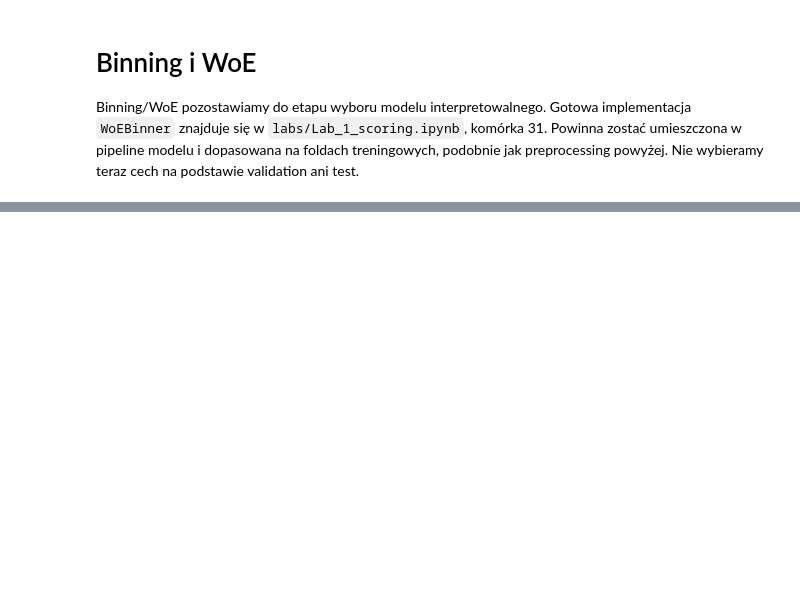
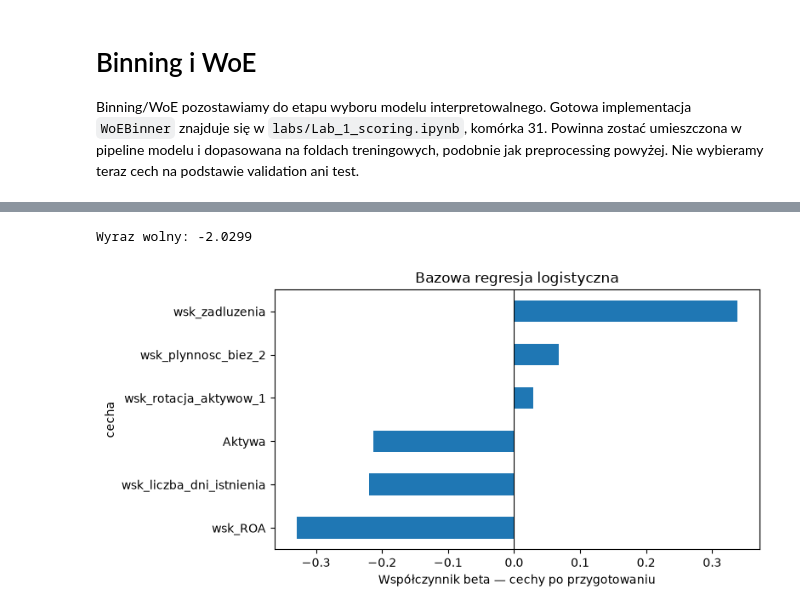
Before and after one commit to mkrajevsky/Rating_model, a Jupyter notebook: Wstępna_analiza.ipynb, the cells around one changed output, grey strips where cells are left out. Saved outputs shown, nothing was run; the diff lists cells and outputs as text; code cells hidden in the pictures; blank space fills up the shorter version.

```diff
--- a/Wstępna_analiza.ipynb
+++ b/Wstępna_analiza.ipynb
@@ -443,0 +716,11 @@ print("Zapisano surowe podziały oraz indeksy w:", ARTIFACT_DIR)
+# %%
+from sklearn.linear_model import LogisticRegression
+
+model_inter = Pipeline([
+    ("pre", preprocessing_ohe()),
+    ("lr", LogisticRegression(C=1.0, max_iter=10000)),
+])
+model_inter.fit(X_train[CECHY_LOGIT], y_train)
+print("Klasy modelu:", model_inter.named_steps["lr"].classes_, "→ kolumna 1 = P(default)")
+p_inter_train = model_inter.predict_proba(X_train[CECHY_LOGIT])[:, 1]
+p_inter_val = model_inter.predict_proba(X_val[CECHY_LOGIT])[:, 1]
@@ -443,0 +792,27 @@ print("Zapisano surowe podziały oraz indeksy w:", ARTIFACT_DIR)
+# %%
+# Lab 1, komórka 20 — uproszczona tabela dla sześciu cech liczbowych.
+pre, lr = model_inter.named_steps["pre"], model_inter.named_steps["lr"]
+nazwy = [s.split("__", 1)[1] for s in pre.get_feature_names_out()]
+tabela_beta = pd.DataFrame({"cecha": nazwy, "beta": lr.coef_.ravel()})
+tabela_beta["opis"] = tabela_beta["cecha"].map(OPIS_LOGIT)
+tabela_beta["OR = exp(beta)"] = np.exp(tabela_beta["beta"])
+tabela_beta["kierunek"] = np.where(tabela_beta["beta"] > 0, "wzrost ryzyka",
+                                   np.where(tabela_beta["beta"] < 0, "spadek ryzyka", "brak wpływu"))
+tabela_beta["oczekiwany_znak"] = tabela_beta["cecha"].map(OCZEKIWANY_ZNAK)
+tabela_beta["zgodny_z_hipoteza"] = np.where(
+    tabela_beta["oczekiwany_znak"].isna(), "nie dotyczy",
+    np.where(np.sign(tabela_beta["beta"]) == tabela_beta["oczekiwany_znak"], "tak", "do analizy"),
+)
+tabela_beta = tabela_beta.sort_values("beta", key=np.abs, ascending=False)
+display(tabela_beta.round(4))
+print("Wyraz wolny:", round(lr.intercept_[0], 4))
+tabela_beta.to_csv(ARTIFACT_DIR / "logit_coefficients.csv", index=False)
+
+fig, ax = plt.subplots(figsize=(8, 4))
+tabela_beta.sort_values("beta").plot.barh(x="cecha", y="beta", ax=ax, legend=False)
+ax.set_xlabel("Współczynnik beta — cechy po przygotowaniu")
+ax.set_title("Bazowa regresja logistyczna")
+ax.axvline(0, color="black", linewidth=0.8)
+plt.tight_layout()
+plt.show()
+# %% [output]
@@ -443,0 +826,2 @@ print("Zapisano surowe podziały oraz indeksy w:", ARTIFACT_DIR)
+Wyraz wolny: -2.0299
+[figure, added]
```
Also changed, not shown: parts of 65 cells of this notebook, 5 other files.
